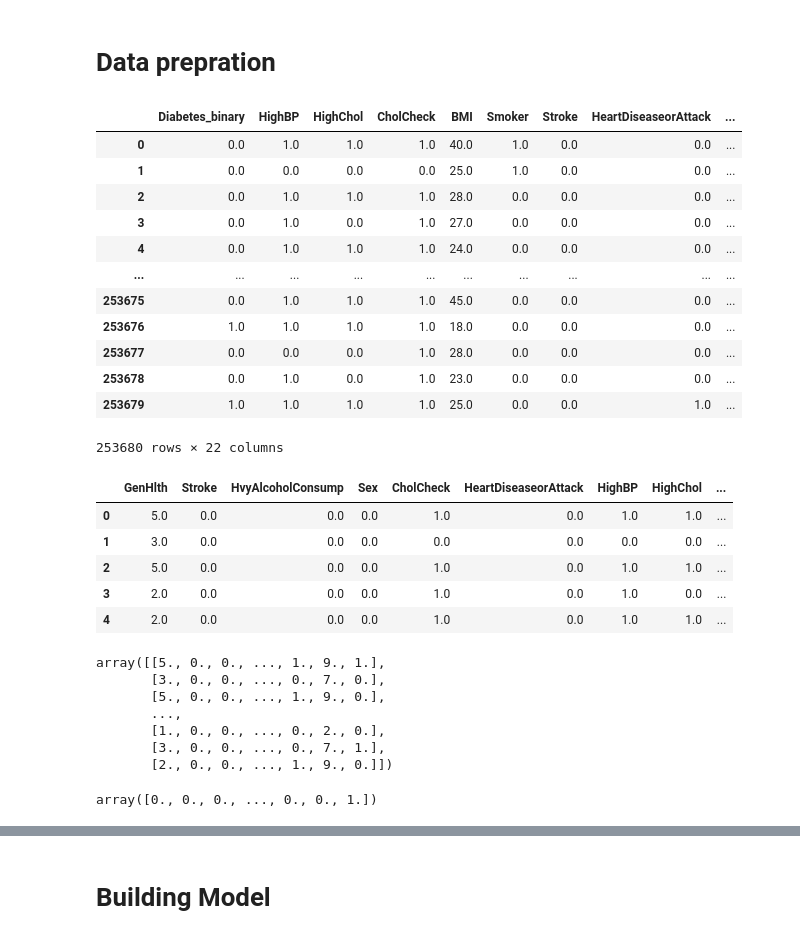
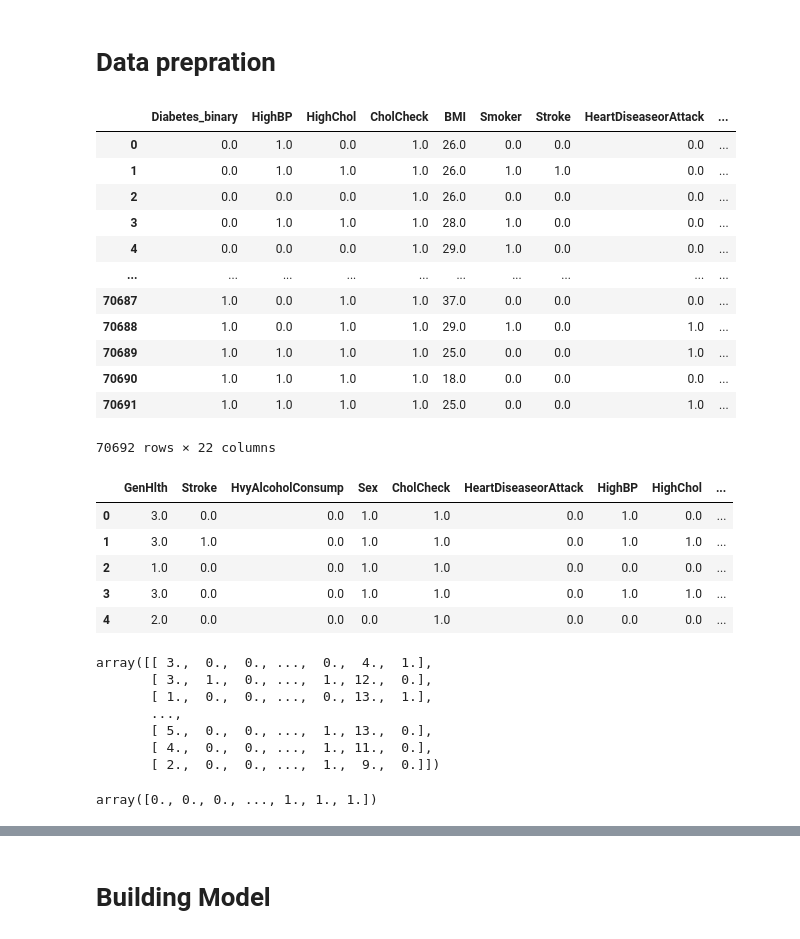
Before and after one commit to AmBadAl/Diabetes, a Jupyter notebook: MLP_Model.ipynb, the cells around one changed output, grey strips where cells are left out. Saved outputs shown, nothing was run; the diff lists cells and outputs as text; code cells hidden in the pictures.

```diff
--- a/MLP_Model.ipynb
+++ b/MLP_Model.ipynb
@@ -15,56 +15,58 @@ import seaborn as sn
 # %% [markdown]
 # Data prepration
 # %%
-hIn_012 = pd.read_csv('Datasets/Diabetes Health Indicators Dataset/diabetes_012_health_indicators_BRFSS2015.csv')
-# hIn_binary = pd.read_csv('Datasets/Diabetes Health Indicators Dataset/diabetes_binary_health_indicators_BRFSS2015.csv')
-# hIn_5050_split = pd.read_csv('Datasets/Diabetes Health Indicators Dataset/diabetes_binary_5050split_health_indicators_BRFSS2015.csv')
+# hIn_012 = pd.read_csv('diabetes_012_health_indicators_BRFSS2015.csv')
+# hIn_binary = pd.read_csv('diabetes_binary_health_indicators_BRFSS2015.csv')
+hIn_5050_split = pd.read_csv('diabetes_binary_5050split_health_indicators_BRFSS2015.csv')
 
-# hIn_5050_split
+hIn_5050_split
 # hIn_012
-hIn_binary
+# hIn_binary
 # %% [output]
 |  | Diabetes_binary | HighBP | HighChol | CholCheck | BMI | Smoker | Stroke | HeartDiseaseorAttack | ... |
-| 0 | 0.0 | 1.0 | 1.0 | 1.0 | 40.0 | 1.0 | 0.0 | 0.0 | ... |
-| 1 | 0.0 | 0.0 | 0.0 | 0.0 | 25.0 | 1.0 | 0.0 | 0.0 | ... |
-| 2 | 0.0 | 1.0 | 1.0 | 1.0 | 28.0 | 0.0 | 0.0 | 0.0 | ... |
-| 3 | 0.0 | 1.0 | 0.0 | 1.0 | 27.0 | 0.0 | 0.0 | 0.0 | ... |
-| 4 | 0.0 | 1.0 | 1.0 | 1.0 | 24.0 | 0.0 | 0.0 | 0.0 | ... |
+| 0 | 0.0 | 1.0 | 0.0 | 1.0 | 26.0 | 0.0 | 0.0 | 0.0 | ... |
+| 1 | 0.0 | 1.0 | 1.0 | 1.0 | 26.0 | 1.0 | 1.0 | 0.0 | ... |
+| 2 | 0.0 | 0.0 | 0.0 | 1.0 | 26.0 | 0.0 | 0.0 | 0.0 | ... |
+| 3 | 0.0 | 1.0 | 1.0 | 1.0 | 28.0 | 1.0 | 0.0 | 0.0 | ... |
+| 4 | 0.0 | 0.0 | 0.0 | 1.0 | 29.0 | 1.0 | 0.0 | 0.0 | ... |
 | ... | ... | ... | ... | ... | ... | ... | ... | ... | ... |
-| 253675 | 0.0 | 1.0 | 1.0 | 1.0 | 45.0 | 0.0 | 0.0 | 0.0 | ... |
-| 253676 | 1.0 | 1.0 | 1.0 | 1.0 | 18.0 | 0.0 | 0.0 | 0.0 | ... |
-| 253677 | 0.0 | 0.0 | 0.0 | 1.0 | 28.0 | 0.0 | 0.0 | 0.0 | ... |
-| 253678 | 0.0 | 1.0 | 0.0 | 1.0 | 23.0 | 0.0 | 0.0 | 0.0 | ... |
-| 253679 | 1.0 | 1.0 | 1.0 | 1.0 | 25.0 | 0.0 | 0.0 | 1.0 | ... |
+| 70687 | 1.0 | 0.0 | 1.0 | 1.0 | 37.0 | 0.0 | 0.0 | 0.0 | ... |
+| 70688 | 1.0 | 0.0 | 1.0 | 1.0 | 29.0 | 1.0 | 0.0 | 1.0 | ... |
+| 70689 | 1.0 | 1.0 | 1.0 | 1.0 | 25.0 | 0.0 | 0.0 | 1.0 | ... |
+| 70690 | 1.0 | 1.0 | 1.0 | 1.0 | 18.0 | 0.0 | 0.0 | 0.0 | ... |
+| 70691 | 1.0 | 1.0 | 1.0 | 1.0 | 25.0 | 0.0 | 0.0 | 1.0 | ... |
-253680 rows × 22 columns
+70692 rows × 22 columns
 # %%
 features_list = ['GenHlth', 'Stroke', 'HvyAlcoholConsump', 'Sex', 'CholCheck',
        'HeartDiseaseorAttack', 'HighBP', 'HighChol', 'Age', 'Veggies']
 # %%
-# hIn_5050_split[features_list].head()
-hIn_binary[features_list].head()
+hIn_5050_split[features_list].head()
+# hIn_binary[features_list].head()
 # %% [output]
 |  | GenHlth | Stroke | HvyAlcoholConsump | Sex | CholCheck | HeartDiseaseorAttack | HighBP | HighChol | ... |
-| 0 | 5.0 | 0.0 | 0.0 | 0.0 | 1.0 | 0.0 | 1.0 | 1.0 | ... |
-| 1 | 3.0 | 0.0 | 0.0 | 0.0 | 0.0 | 0.0 | 0.0 | 0.0 | ... |
-| 2 | 5.0 | 0.0 | 0.0 | 0.0 | 1.0 | 0.0 | 1.0 | 1.0 | ... |
-| 3 | 2.0 | 0.0 | 0.0 | 0.0 | 1.0 | 0.0 | 1.0 | 0.0 | ... |
-| 4 | 2.0 | 0.0 | 0.0 | 0.0 | 1.0 | 0.0 | 1.0 | 1.0 | ... |
+| 0 | 3.0 | 0.0 | 0.0 | 1.0 | 1.0 | 0.0 | 1.0 | 0.0 | ... |
+| 1 | 3.0 | 1.0 | 0.0 | 1.0 | 1.0 | 0.0 | 1.0 | 1.0 | ... |
+| 2 | 1.0 | 0.0 | 0.0 | 1.0 | 1.0 | 0.0 | 0.0 | 0.0 | ... |
+| 3 | 3.0 | 0.0 | 0.0 | 1.0 | 1.0 | 0.0 | 1.0 | 1.0 | ... |
+| 4 | 2.0 | 0.0 | 0.0 | 0.0 | 1.0 | 0.0 | 0.0 | 0.0 | ... |
 # %%
-X = hIn_binary[features_list].values
+# X = hIn_binary[features_list].values
+X = hIn_5050_split[features_list].values
 X
 # %% [output]
-array([[5., 0., 0., ..., 1., 9., 1.],
-       [3., 0., 0., ..., 0., 7., 0.],
-       [5., 0., 0., ..., 1., 9., 0.],
+array([[ 3.,  0.,  0., ...,  0.,  4.,  1.],
+       [ 3.,  1.,  0., ...,  1., 12.,  0.],
+       [ 1.,  0.,  0., ...,  0., 13.,  1.],
        ...,
-       [1., 0., 0., ..., 0., 2., 0.],
-       [3., 0., 0., ..., 0., 7., 1.],
-       [2., 0., 0., ..., 1., 9., 0.]])
+       [ 5.,  0.,  0., ...,  1., 13.,  0.],
+       [ 4.,  0.,  0., ...,  1., 11.,  0.],
+       [ 2.,  0.,  0., ...,  1.,  9.,  0.]])
 # %%
-Y = hIn_binary['Diabetes_binary'].values
+# Y = hIn_binary['Diabetes_binary'].values
+Y = hIn_5050_split['Diabetes_binary'].values
 Y
 # %% [output]
-array([0., 0., 0., ..., 0., 0., 1.])
+array([0., 0., 0., ..., 1., 1., 1.])
 # %%
 class CustomImageDataset(Dataset):
     def __init__(self, labels_list, features_list, transform=None):
```
Also changed, not shown: parts of 11 cells of this notebook.
